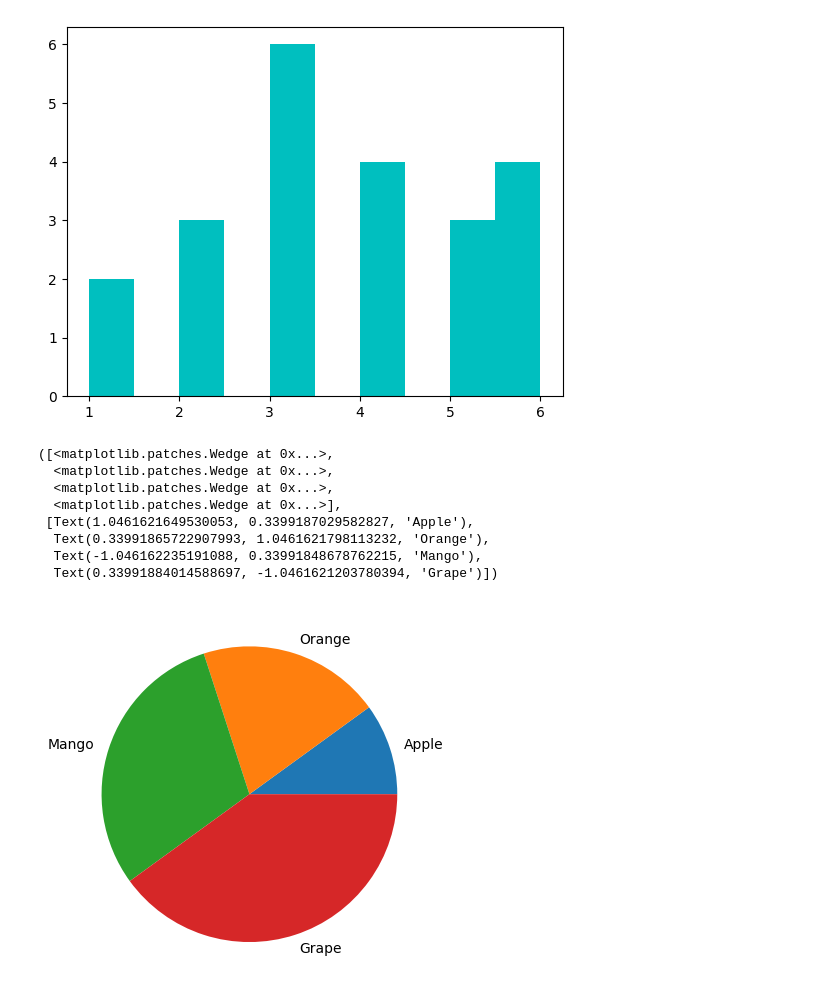
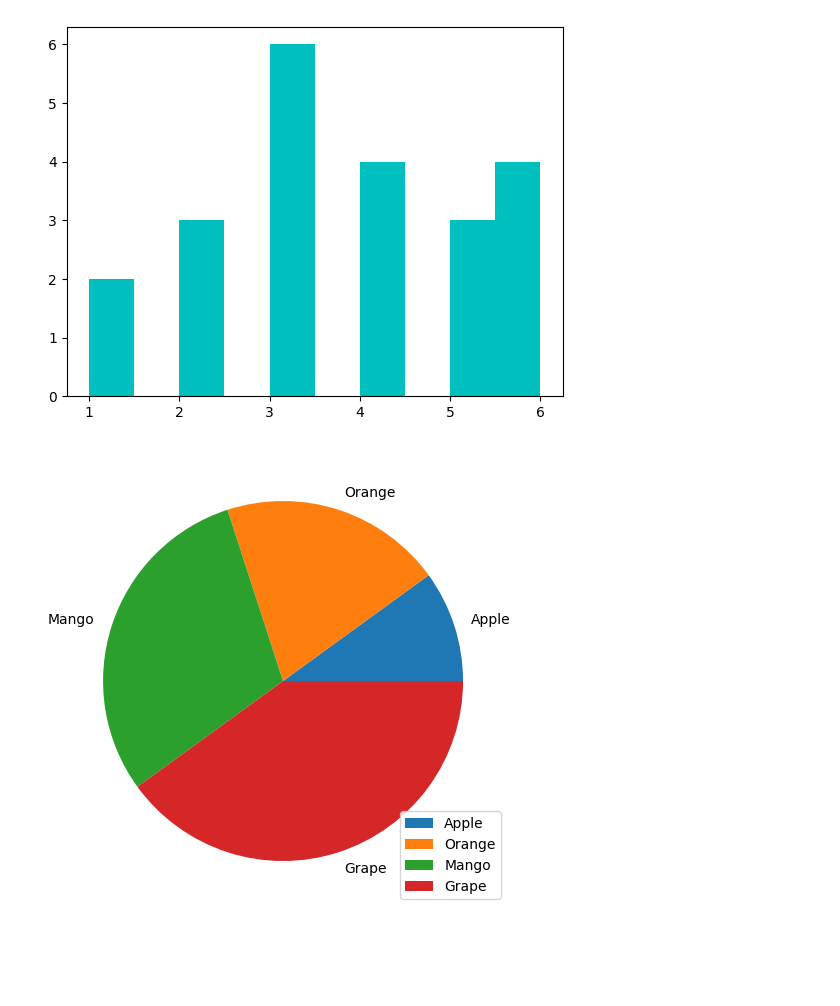
Before and after one commit to JoeVA2020/DS_OCT_ML, a Jupyter notebook: Mathplot/mathplot.ipynb, the cells around one changed output. Drawn from its saved outputs; the diff is of its cells as text; code cells hidden in the pictures; blank space fills up the shorter version.

```diff
--- a/Mathplot/mathplot.ipynb
+++ b/Mathplot/mathplot.ipynb
@@ -192,16 +192,10 @@ plt.hist(x,color='c')
 # %%
 #pie chart
 
 x=[10,20,30,40]
 lab=['Apple','Orange','Mango','Grape']
 plt.pie(x,labels=lab)
+plt.legend(loc='lower right')
+plt.tight_layout()
 # %% [output]
-([<matplotlib.patches.Wedge at 0x...>,
-  <matplotlib.patches.Wedge at 0x...>,
-  <matplotlib.patches.Wedge at 0x...>,
-  <matplotlib.patches.Wedge at 0x...>],
- [Text(1.0461621649530053, 0.3399187029582827, 'Apple'),
-  Text(0.33991865722907993, 1.0461621798113232, 'Orange'),
-  Text(-1.046162235191088, 0.33991848678762215, 'Mango'),
-  Text(0.33991884014588697, -1.0461621203780394, 'Grape')])
-[figure, old version]
+[figure, new version]
```
Also changed, not shown: parts of 5 cells of this notebook, 3 other files.
